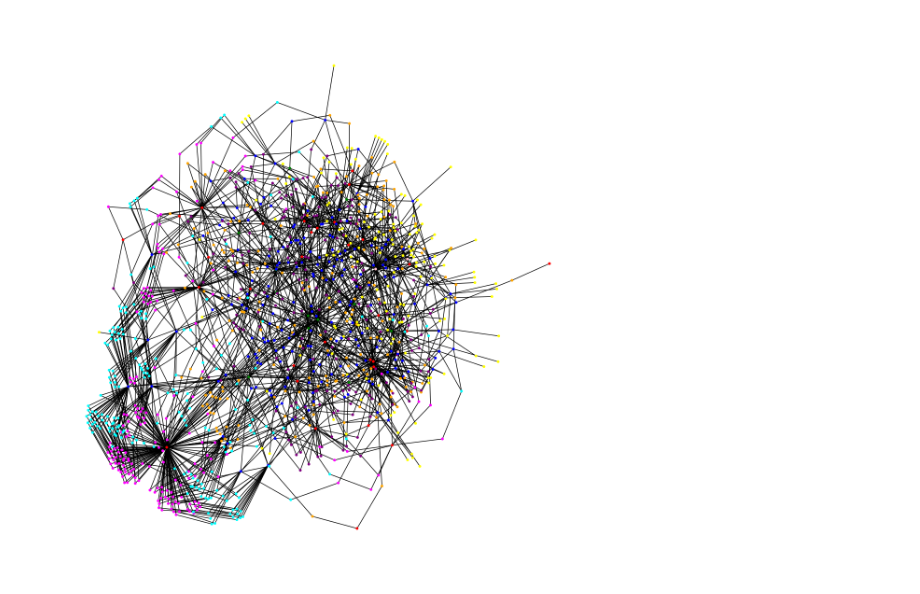
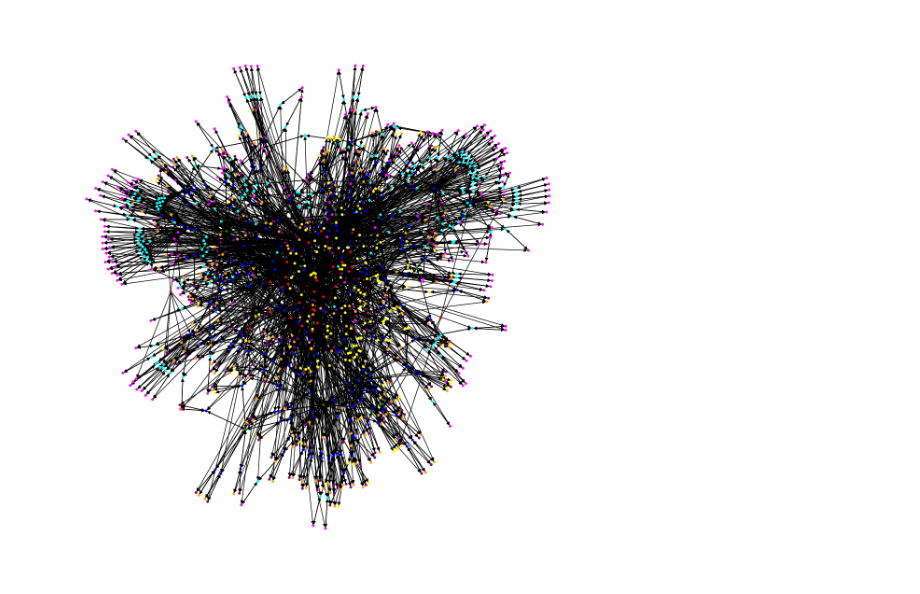
Before and after one commit to UL-FRI-NLP-Course/ul-fri-nlp-course-project-2024-2025-object-object, a Jupyter notebook: src/knowledge_graph.ipynb, the cells around one changed output. Saved outputs shown, nothing was run; the diff lists cells and outputs as text; code cells hidden in the pictures.

Commit message:
Change graph to a directed setup

```diff
--- a/src/knowledge_graph.ipynb
+++ b/src/knowledge_graph.ipynb
@@ -14,12 +14,13 @@ municipalities = wiki.execute_query(SPARQL_MUNICIPALITIES)
 peaks = wiki.execute_query(SPARQL_PEAKS)
 castles = wiki.execute_query(SPARQL_CASTLES)
 # %%
-graph = nx.Graph()
+graph = nx.DiGraph()
 
 for _, row in municipalities.iterrows():
 	graph.add_node(row["municipality"], type="municipality", label=row["municipalityLabel"])
 	graph.add_node(row["region"], type="region", label=row["regionLabel"])
 	graph.add_edge(row["municipality"], row["region"], type="located_in")
+	graph.add_edge(row["region"], row["municipality"], type="has_municipality")
 
 	if not np.isnan(row["population"]):
 		rounded_population = round_number(row["population"])
@@ -27,6 +28,8 @@ for _, row in municipalities.iterrows():
 		graph.add_node(str(row["population"]), type="population", label=str(row["population"]))
 		graph.add_edge(f"~{rounded_population}", str(row["population"]), type="is_around")
 		graph.add_edge(row["municipality"], str(row["population"]), type="has_population")
+		graph.add_edge(f"~{rounded_population}", row["municipality"], type="is_approximate_population_of")
+		graph.add_edge(str(row["population"]), row["municipality"], type="is_population_of")
 
 	if not np.isnan(row["area"]):
 		rounded_area = round_number(row["area"])
@@ -34,7 +37,8 @@ for _, row in municipalities.iterrows():
 		graph.add_node(str(row["area"]), type="area", label=str(row["area"]))
 		graph.add_edge(f"~{rounded_area}", str(row["area"]), type="is_around")
 		graph.add_edge(row["municipality"], str(row["area"]), type="has_area")
-
+		graph.add_edge(f"~{rounded_area}", row["municipality"], type="is_approximate_area_of")
+		graph.add_edge(str(row["area"]), row["municipality"], type="is_area_of")
 
 for _, row in peaks.iterrows():
 	if row["adminEntity"] not in graph.nodes:
@@ -42,6 +46,7 @@ for _, row in peaks.iterrows():
 
 	graph.add_node(row["peak"], type="mountain_peak", label=row["peakLabel"])
 	graph.add_edge(row["peak"], row["adminEntity"], type="located_in")
+	graph.add_edge(row["adminEntity"], row["peak"], type="has_peak")
 
 	if not np.isnan(row["elevation"]):
 		rounded_elevation = round_number(row["elevation"])
@@ -49,6 +54,8 @@ for _, row in peaks.iterrows():
 		graph.add_node(str(row["elevation"]), type="elevation", label=str(row["elevation"]))
 		graph.add_edge(f"~{rounded_elevation}", str(row["elevation"]), type="is_around")
 		graph.add_edge(row["peak"], str(row["elevation"]), type="has_elevation")
+		graph.add_edge(f"~{rounded_elevation}", row["peak"], type="is_approximate_elevation_of")
+		graph.add_edge(str(row["elevation"]), row["peak"], type="is_elevation_of")
 
 for _, row in castles.iterrows():
 	if row["adminEntity"] not in graph.nodes:
@@ -56,33 +63,35 @@ for _, row in castles.iterrows():
 
 	graph.add_node(row["castle"], type="castle", label=row["castleLabel"])
 	graph.add_edge(row["castle"], row["adminEntity"], type="located_in")
+	graph.add_edge(row["adminEntity"], row["castle"], type="has_castle")
 
 	if row["heritage"] != "":
 		graph.add_node(row["heritage"], type="heritage", label=row["heritageLabel"])
 		graph.add_edge(row["castle"], row["heritage"], type="belongs_to_heritage")
+		graph.add_edge(row["heritage"], row["castle"], type="has_castle_heritage")
 
 
 def get_node_color(node_type):
 	node_colors = {
 		"municipality": "blue",
 		"region": "green",
 		"population": "orange",
 		"area": "purple",
 		"number_group": "red",
 		"mountain_peak": "cyan",
 		"elevation": "magenta",
 		"castle": "yellow",
 		"heritage": "pink"
 	}
 	return node_colors.get(node_type, "gray")
 
 graph_pos = nx.spring_layout(graph, seed=42)
 node_colors = [get_node_color(graph.nodes[node]["type"]) for node in graph.nodes()]
 
 plt.figure(figsize=(12, 12))
 nx.draw(graph, graph_pos, with_labels=False, node_size=10, node_color=node_colors, font_size=10)
 plt.show()
 # %% [output]
-[figure, old version]
+[figure, new version]
 # %%
 nx.write_graphml(graph, "municipalities_peaks_castles.graphml")
```
Also changed, not shown: 3 other files.
